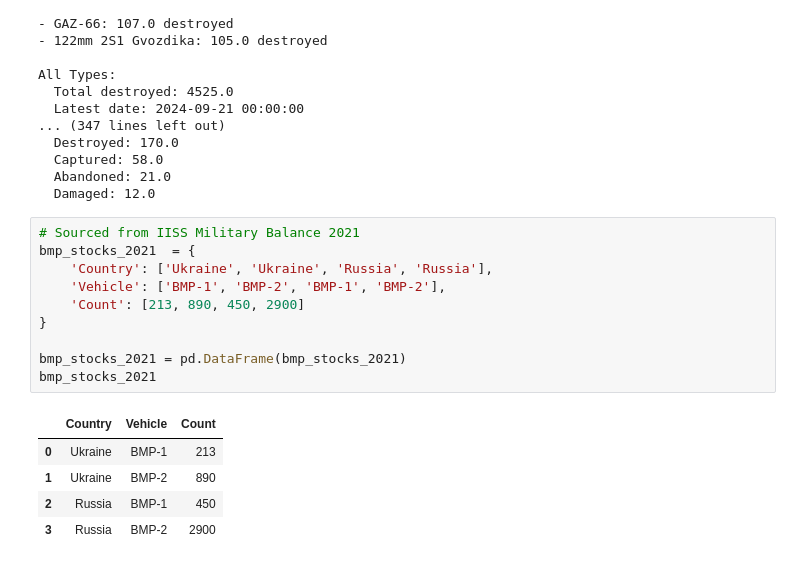
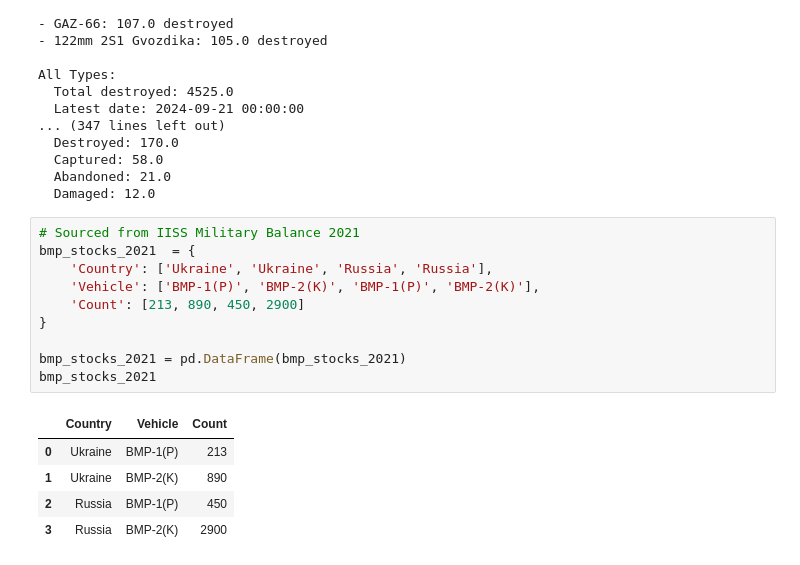
Before and after one commit to m6urns/project3-equipment, a Jupyter notebook: visualization.ipynb, the cells around one changed output. Drawn from its saved outputs; the diff is of its cells as text.

```diff
--- a/visualization.ipynb
+++ b/visualization.ipynb
@@ -297,16 +299,16 @@ All Types:
 # %%
 # Sourced from IISS Military Balance 2021
 bmp_stocks_2021  = {
     'Country': ['Ukraine', 'Ukraine', 'Russia', 'Russia'],
-    'Vehicle': ['BMP-1', 'BMP-2', 'BMP-1', 'BMP-2'],
+    'Vehicle': ['BMP-1(P)', 'BMP-2(K)', 'BMP-1(P)', 'BMP-2(K)'],
     'Count': [213, 890, 450, 2900]
 }
 
 bmp_stocks_2021 = pd.DataFrame(bmp_stocks_2021)
 bmp_stocks_2021
 # %% [output]
 |  | Country | Vehicle | Count |
-| 0 | Ukraine | BMP-1 | 213 |
-| 1 | Ukraine | BMP-2 | 890 |
-| 2 | Russia | BMP-1 | 450 |
-| 3 | Russia | BMP-2 | 2900 |
+| 0 | Ukraine | BMP-1(P) | 213 |
+| 1 | Ukraine | BMP-2(K) | 890 |
+| 2 | Russia | BMP-1(P) | 450 |
+| 3 | Russia | BMP-2(K) | 2900 |
```
Also changed, not shown: parts of 5 cells of this notebook.
